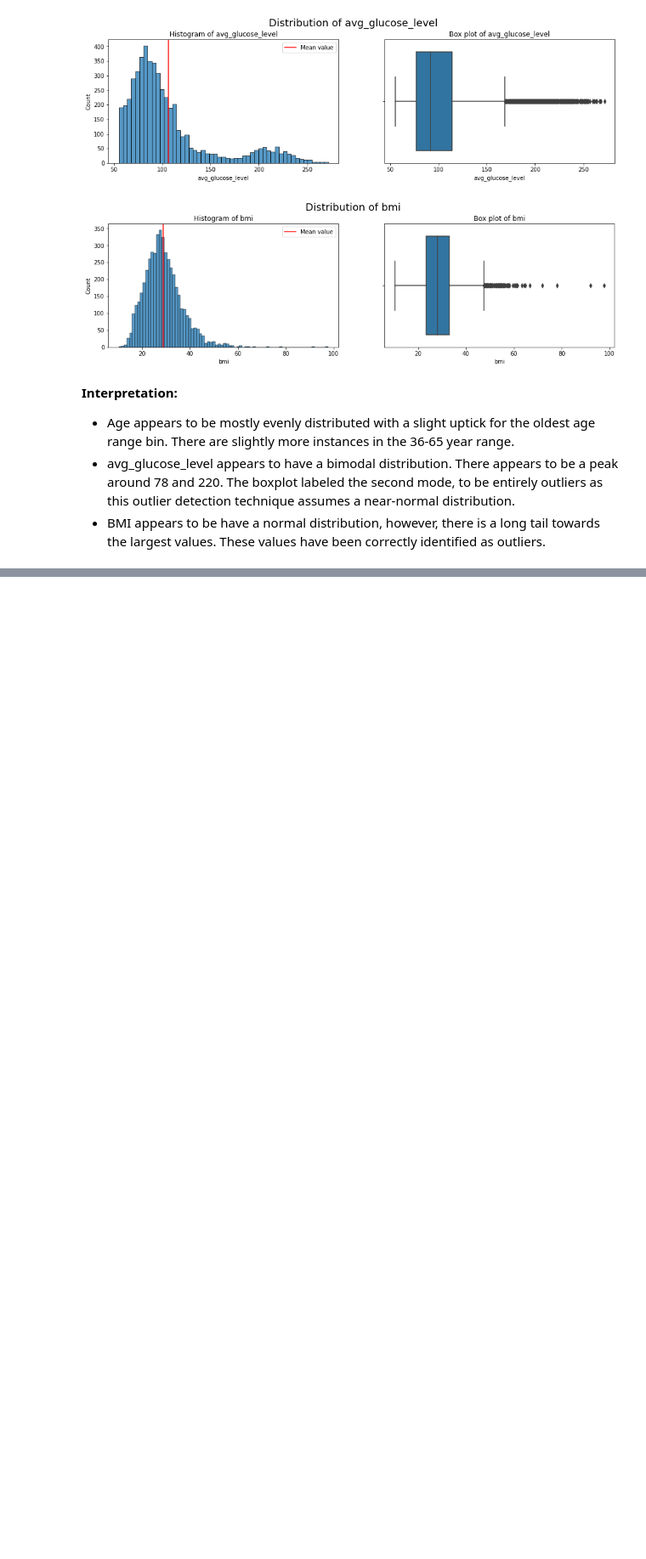
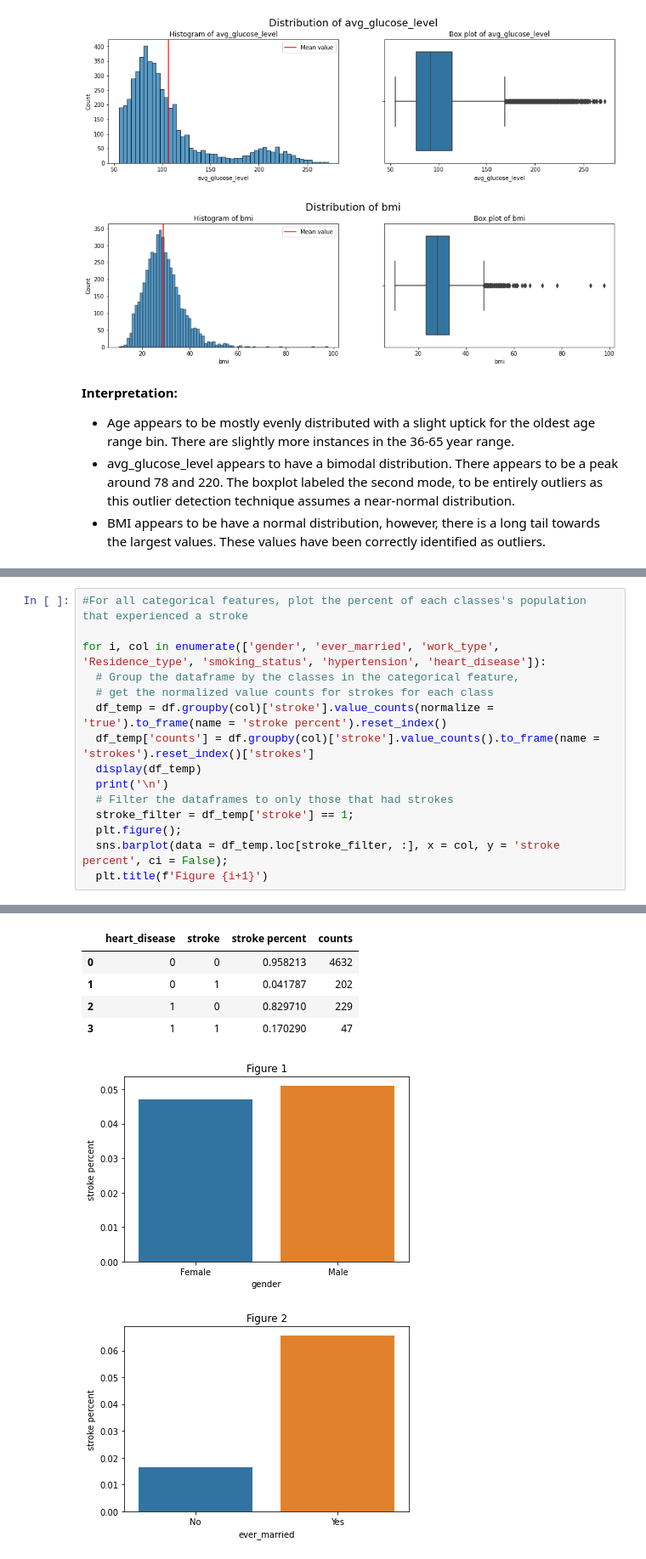
Before and after one commit to JLMuehlbauer/Project-2-Classification, a Jupyter notebook: Stroke_Prediction_JacksonMuehlbauer.ipynb, the cells around one changed output, grey strips where cells are left out. Shown at 85% size. Cells and saved outputs as stored; diff of their text form; blank space fills up the shorter version.

```diff
--- a/Stroke_Prediction_JacksonMuehlbauer.ipynb
+++ b/Stroke_Prediction_JacksonMuehlbauer.ipynb
@@ -206,0 +235,16 @@ for col in ['age', 'avg_glucose_level', 'bmi']:
+# %%
+#For all categorical features, plot the percent of each classes's population that experienced a stroke
+
+for i, col in enumerate(['gender', 'ever_married', 'work_type', 'Residence_type', 'smoking_status', 'hypertension', 'heart_disease']):
+  # Group the dataframe by the classes in the categorical feature,
+  # get the normalized value counts for strokes for each class
+  df_temp = df.groupby(col)['stroke'].value_counts(normalize = 'true').to_frame(name = 'stroke percent').reset_index()
+  df_temp['counts'] = df.groupby(col)['stroke'].value_counts().to_frame(name = 'strokes').reset_index()['strokes']
+  display(df_temp)
+  print('\n')
+  # Filter the dataframes to only those that had strokes
+  stroke_filter = df_temp['stroke'] == 1;
+  plt.figure();
+  sns.barplot(data = df_temp.loc[stroke_filter, :], x = col, y = 'stroke percent', ci = False);
+  plt.title(f'Figure {i+1}')
+# %% [output]
@@ -206,0 +291,7 @@ for col in ['age', 'avg_glucose_level', 'bmi']:
+|  | heart_disease | stroke | stroke percent | counts |
+| 0 | 0 | 0 | 0.958213 | 4632 |
+| 1 | 0 | 1 | 0.041787 | 202 |
+| 2 | 1 | 0 | 0.829710 | 229 |
+| 3 | 1 | 1 | 0.170290 | 47 |
+[figure, added]
+[figure, added]
```
Also changed, not shown: parts of 52 cells of this notebook.
